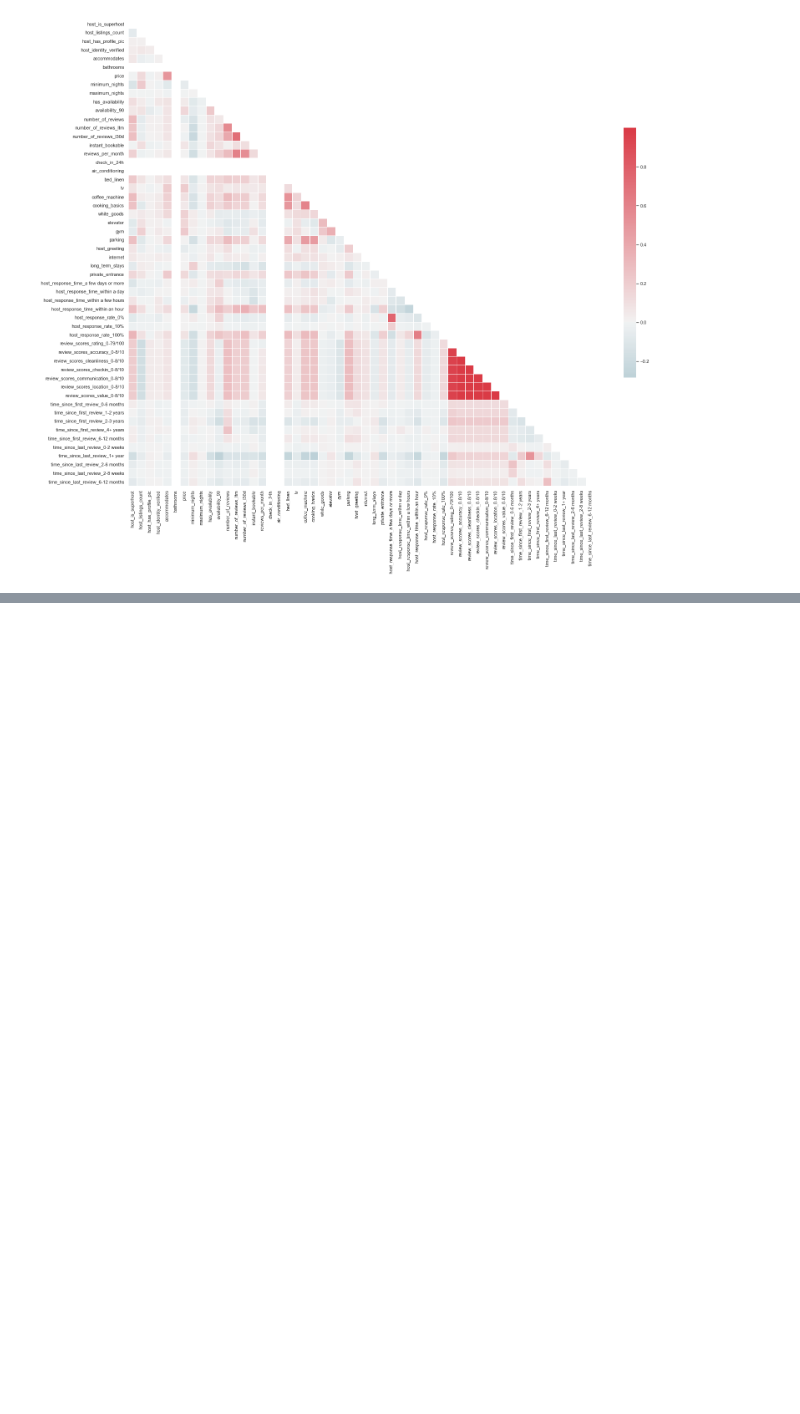
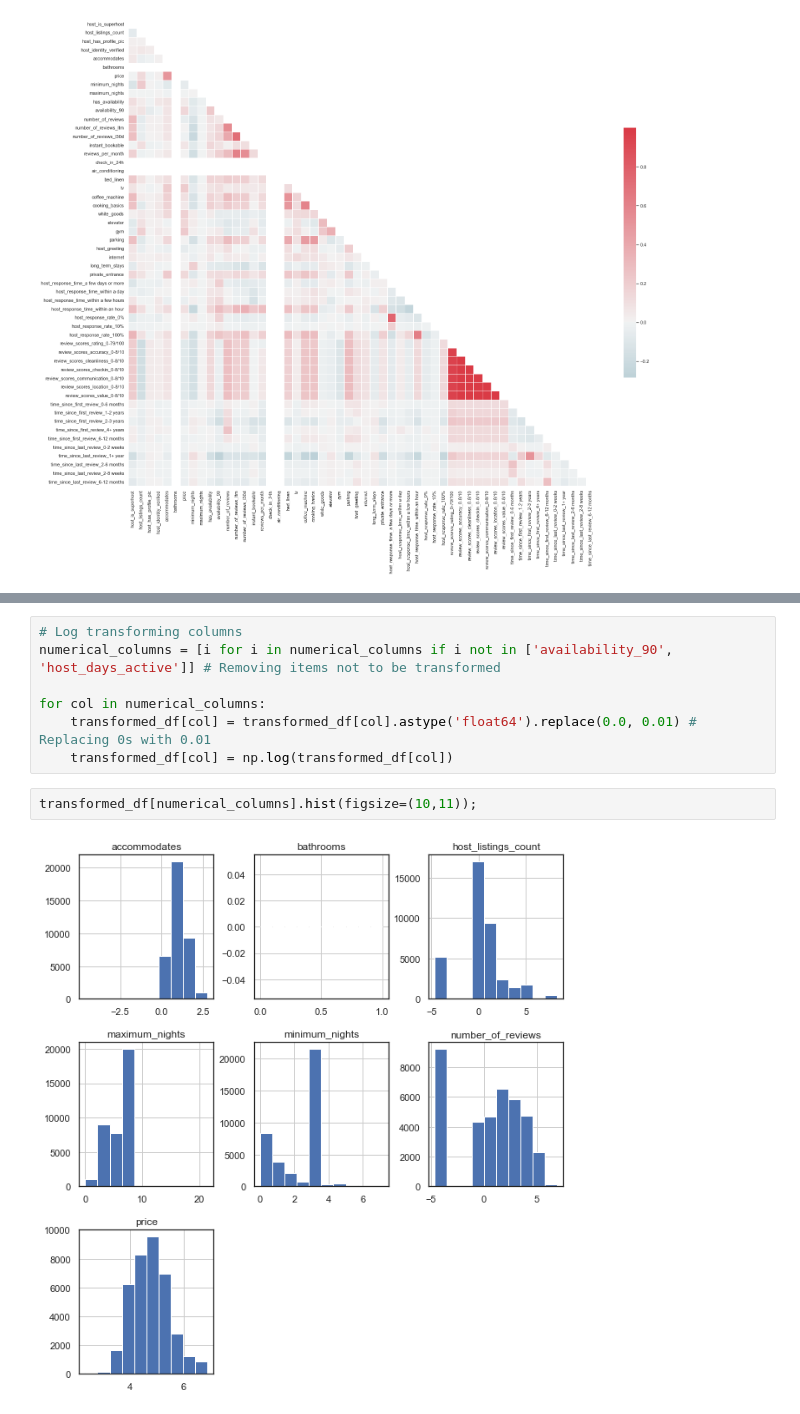
Before and after one commit to Amadeus-Assist/airbnb-rent-price-prediction, a Jupyter notebook: housing_price/airbnb_data/data_processing.ipynb, the cells around one changed output, grey strips where cells are left out. Drawn from its saved outputs; the diff is of its cells as text; blank space fills up the shorter version.

```diff
--- a/housing_price/airbnb_data/data_processing.ipynb
+++ b/housing_price/airbnb_data/data_processing.ipynb
@@ -624,0 +608,11 @@ print(transformed_df.columns.tolist())
+# %%
+# Log transforming columns
+numerical_columns = [i for i in numerical_columns if i not in ['availability_90', 'host_days_active']] # Removing items not to be transformed
+
+for col in numerical_columns:
+    transformed_df[col] = transformed_df[col].astype('float64').replace(0.0, 0.01) # Replacing 0s with 0.01
+    transformed_df[col] = np.log(transformed_df[col])
+# %%
+transformed_df[numerical_columns].hist(figsize=(10,11));
+# %% [output]
+[figure, added]
```
Also changed, not shown: parts of 15 cells of this notebook.
